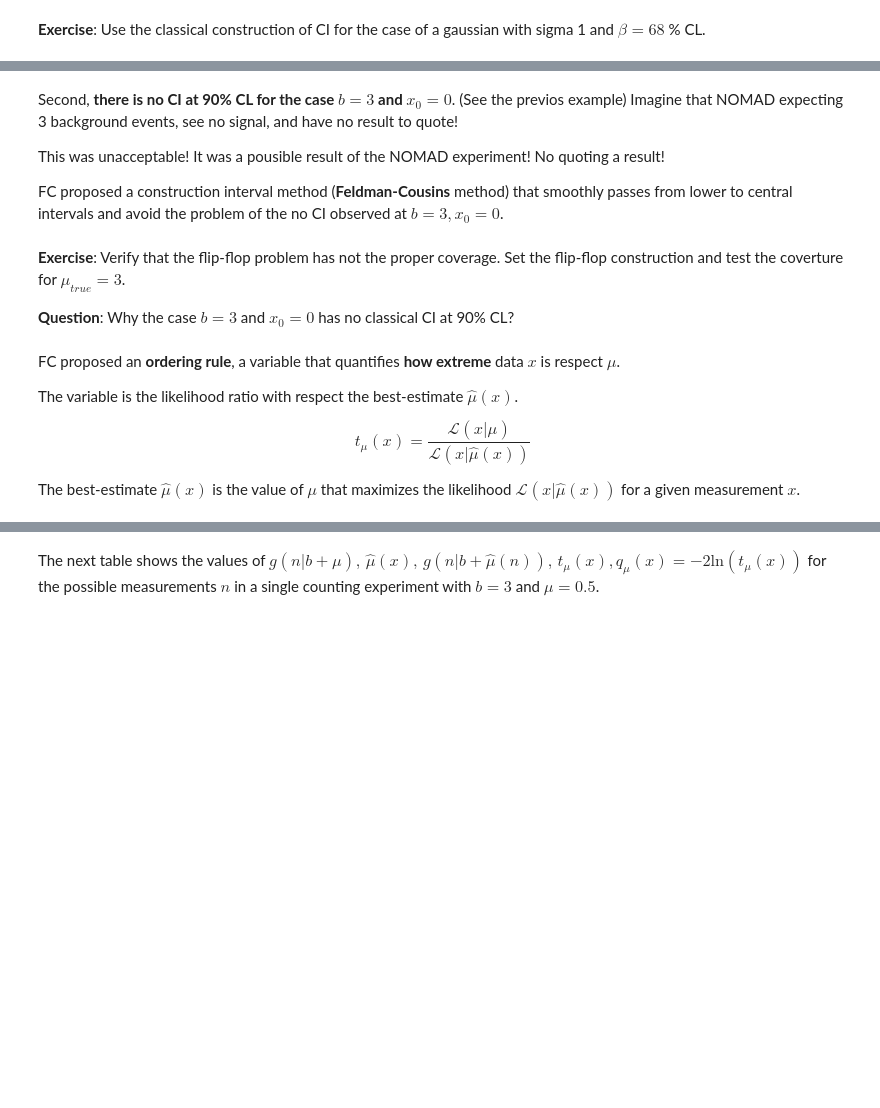
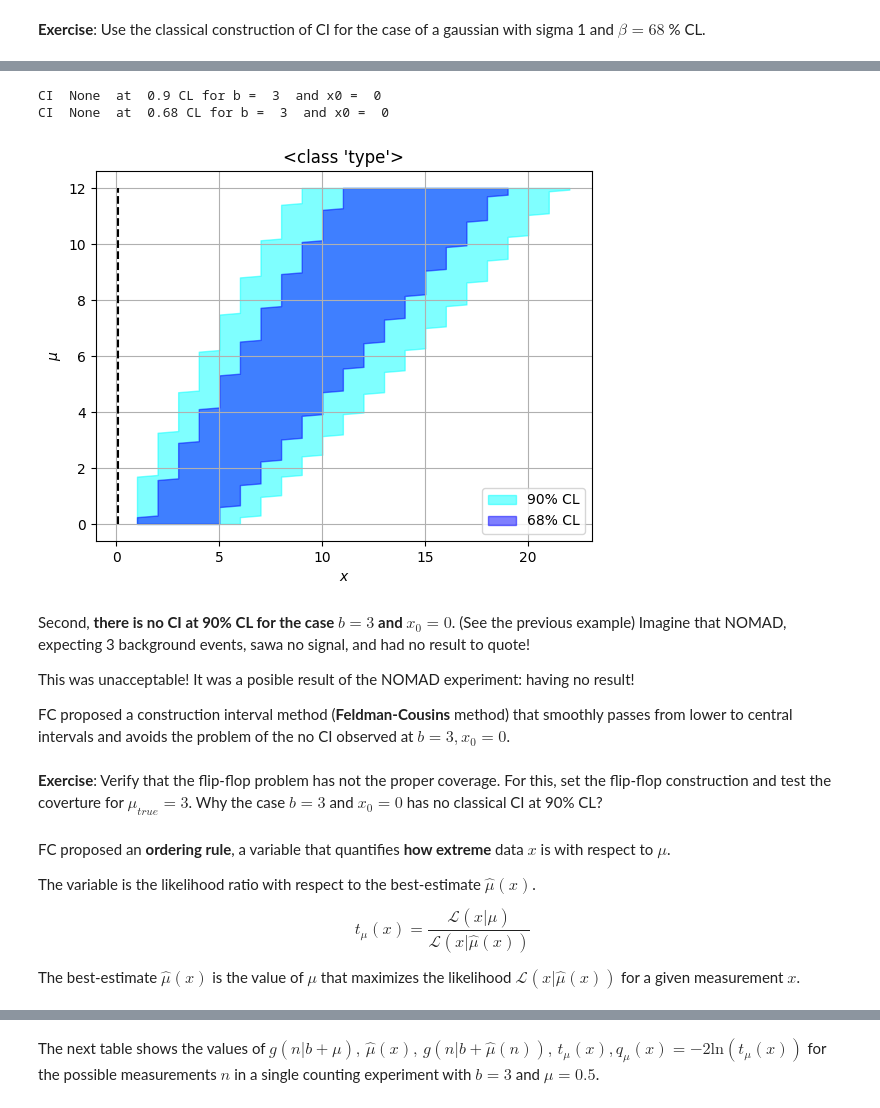
Before and after one commit to xabiercidvidal/USC-TA, a Jupyter notebook: ta_confidence_intervals.ipynb, the cells around one changed output, grey strips where cells are left out. Cells and saved outputs as stored; diff of their text form; code cells hidden in the pictures; blank space fills up the shorter version.

```diff
--- a/ta_confidence_intervals.ipynb
+++ b/ta_confidence_intervals.ipynb
@@ -228,17 +239,23 @@ We should decide what type of intervatl to quote before doing the measurement!
+# %%
+x0, b = 0, 3
+plt_confbelt(x0, b, btype = 'classical', mumax = 12, musize = 200);
+# %% [output]
+CI  None  at  0.9 CL for b =  3  and x0 =  0
+CI  None  at  0.68 CL for b =  3  and x0 =  0
+[figure, added]
 # %% [markdown]
-Second, **there is no CI at 90% CL for the case $b=3$ and $x_0= 0$**. (See the previos example) Imagine that NOMAD expecting 3 background events, see no signal, and have no result to quote!
+Second, **there is no CI at 90% CL for the case $b=3$ and $x_0= 0$**. (See the previous example) Imagine that NOMAD, expecting 3 background events, sawa no signal, and had no result to quote!
 
-This was unacceptable! It was a pousible result of the NOMAD experiment! No quoting a result!
+This was unacceptable! It was a posible result of the NOMAD experiment: having no result!
 
-FC proposed a construction interval method (**Feldman-Cousins** method) that smoothly passes from lower to central intervals and avoid the problem of the no CI observed at $b=3, x_0 = 0$.
+FC proposed a construction interval method (**Feldman-Cousins** method) that smoothly passes from lower to central intervals and avoids the problem of the no CI observed at $b=3, x_0 = 0$.
 # %% [markdown]
-**Exercise**: Verify that the flip-flop problem has not the proper coverage. Set the flip-flop construction and test the coverture for $\mu_{true} = 3$.
-
-**Question**: Why the case $b=3$ and $x_0 = 0$ has no classical CI at 90% CL?
+**Exercise**: Verify that the flip-flop problem has not the proper coverage. For this, set the flip-flop construction and test the coverture for $\mu_{true} = 3$.
+Why the case $b=3$ and $x_0 = 0$ has no classical CI at 90% CL?
 # %% [markdown]
-FC proposed an **ordering rule**, a variable that quantifies **how extreme** data $x$ is respect $\mu$.
+FC proposed an **ordering rule**, a variable that quantifies **how extreme** data $x$ is with respect to $\mu$.
 
-The variable is the likelihood ratio with respect the best-estimate $\hat{\mu}(x)$.
+The variable is the likelihood ratio with respect to the best-estimate $\hat{\mu}(x)$.
 
 $$
 t_\mu(x) =  \frac{\mathcal{L}( x | \mu)}{ \mathcal{L}(x | \hat{\mu}(x))}
```
Also changed, not shown: parts of 22 cells of this notebook, 2 other files.
